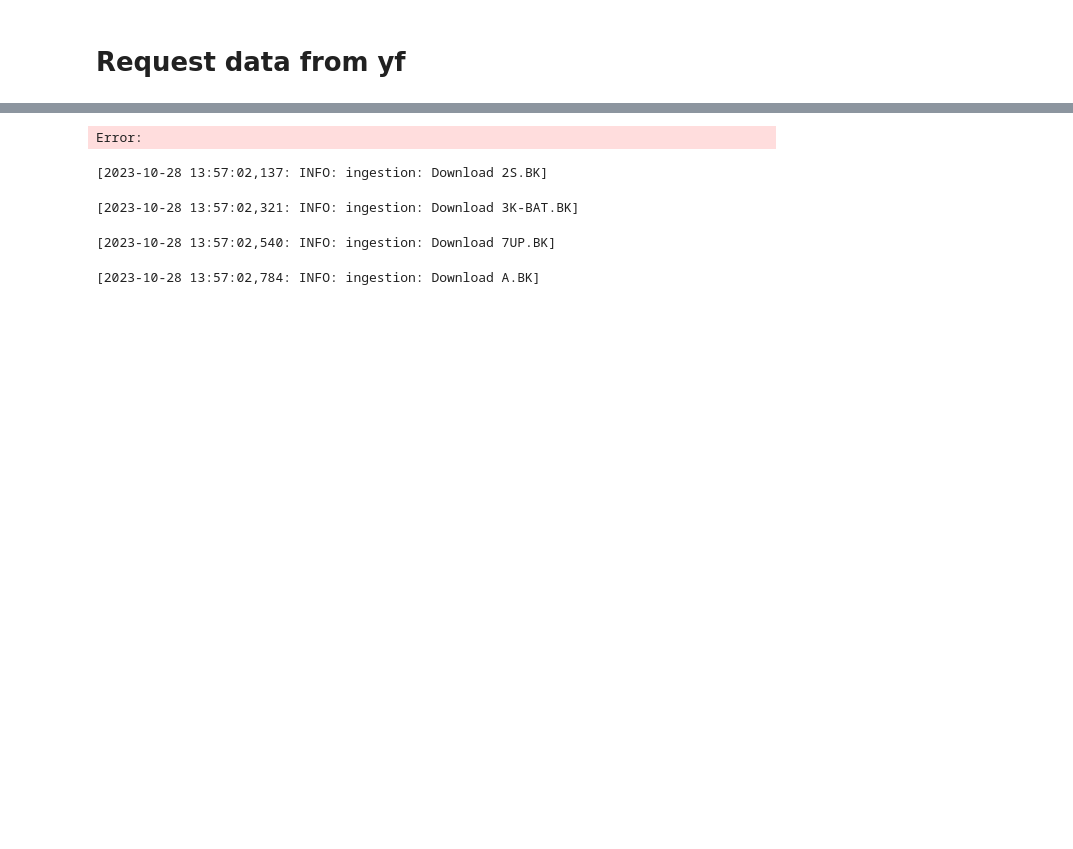
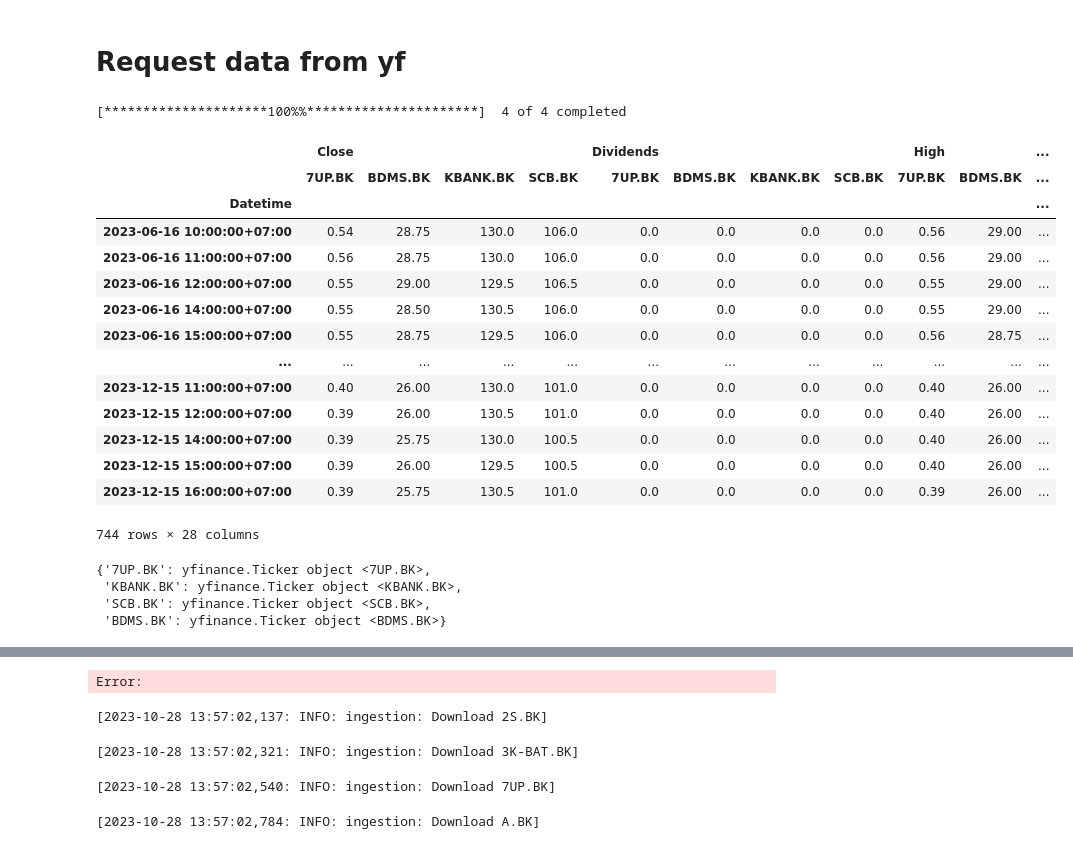
Before and after one commit to NatapolLim/Stock-Analytics, a Jupyter notebook: experiment_notebooks/0-ingest_data.ipynb, the cells around one changed output, grey strips where cells are left out. Drawn from its saved outputs; the diff is of its cells as text; code cells hidden in the pictures; blank space fills up the shorter version.

```diff
--- a/experiment_notebooks/0-ingest_data.ipynb
+++ b/experiment_notebooks/0-ingest_data.ipynb
@@ -56,2 +69,33 @@ NameError: name 'com_names' is not defined
 # %% [markdown]
 # Request data from yf
+# %%
+import yfinance as yf
+symbols = list(map(lambda x: x.upper()+".BK", settings.tickers))
+stocks = yf.Tickers(tickers=symbols)
+df = stocks.history(period='6mo', interval='1h')
+df
+# %% [output]
+[*********************100%%**********************]  4 of 4 completed
+|  | Close |  |  |  | Dividends |  |  |  | High |  | ... |
+|  | 7UP.BK | BDMS.BK | KBANK.BK | SCB.BK | 7UP.BK | BDMS.BK | KBANK.BK | SCB.BK | 7UP.BK | BDMS.BK | ... |
+| Datetime |  |  |  |  |  |  |  |  |  |  | ... |
+| 2023-06-16 10:00:00+07:00 | 0.54 | 28.75 | 130.0 | 106.0 | 0.0 | 0.0 | 0.0 | 0.0 | 0.56 | 29.00 | ... |
+| 2023-06-16 11:00:00+07:00 | 0.56 | 28.75 | 130.0 | 106.0 | 0.0 | 0.0 | 0.0 | 0.0 | 0.56 | 29.00 | ... |
+| 2023-06-16 12:00:00+07:00 | 0.55 | 29.00 | 129.5 | 106.5 | 0.0 | 0.0 | 0.0 | 0.0 | 0.55 | 29.00 | ... |
+| 2023-06-16 14:00:00+07:00 | 0.55 | 28.50 | 130.5 | 106.0 | 0.0 | 0.0 | 0.0 | 0.0 | 0.55 | 29.00 | ... |
+| 2023-06-16 15:00:00+07:00 | 0.55 | 28.75 | 129.5 | 106.0 | 0.0 | 0.0 | 0.0 | 0.0 | 0.56 | 28.75 | ... |
+| ... | ... | ... | ... | ... | ... | ... | ... | ... | ... | ... | ... |
+| 2023-12-15 11:00:00+07:00 | 0.40 | 26.00 | 130.0 | 101.0 | 0.0 | 0.0 | 0.0 | 0.0 | 0.40 | 26.00 | ... |
+| 2023-12-15 12:00:00+07:00 | 0.39 | 26.00 | 130.5 | 101.0 | 0.0 | 0.0 | 0.0 | 0.0 | 0.40 | 26.00 | ... |
+| 2023-12-15 14:00:00+07:00 | 0.39 | 25.75 | 130.0 | 100.5 | 0.0 | 0.0 | 0.0 | 0.0 | 0.40 | 26.00 | ... |
+| 2023-12-15 15:00:00+07:00 | 0.39 | 26.00 | 129.5 | 100.5 | 0.0 | 0.0 | 0.0 | 0.0 | 0.40 | 26.00 | ... |
+| 2023-12-15 16:00:00+07:00 | 0.39 | 25.75 | 130.5 | 101.0 | 0.0 | 0.0 | 0.0 | 0.0 | 0.39 | 26.00 | ... |
+744 rows × 28 columns
+# %%
+ticker_dict = stocks.tickers
+ticker_dict
+# %% [output]
+{'7UP.BK': yfinance.Ticker object <7UP.BK>,
+ 'KBANK.BK': yfinance.Ticker object <KBANK.BK>,
+ 'SCB.BK': yfinance.Ticker object <SCB.BK>,
+ 'BDMS.BK': yfinance.Ticker object <BDMS.BK>}
```
Also changed, not shown: parts of 20 cells of this notebook, 3 other files.
